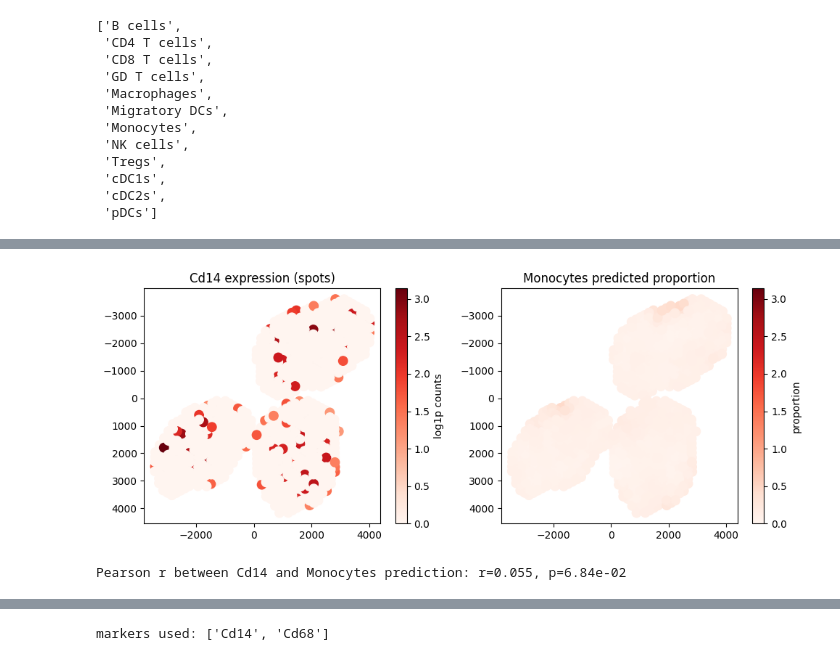
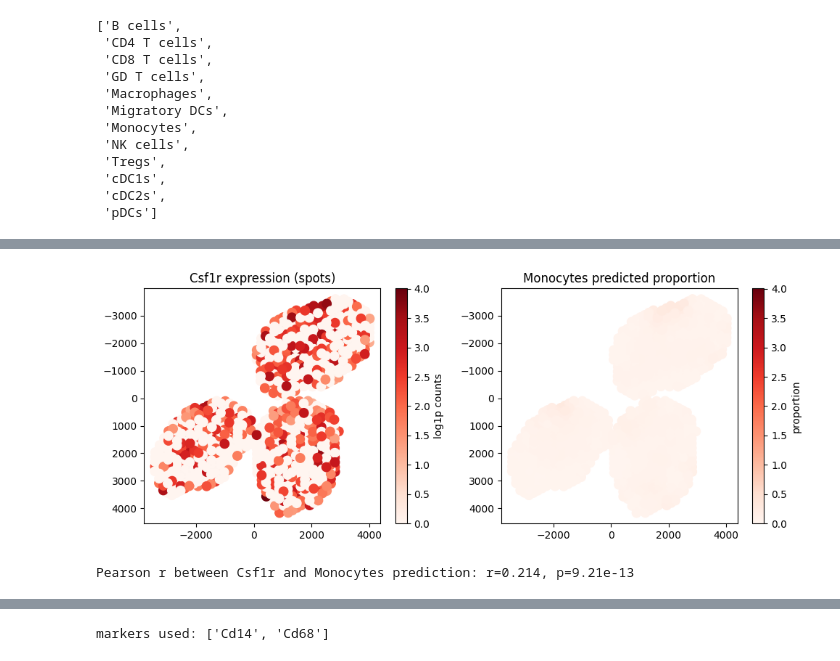
Before and after one commit to 11e11/myselftest, a Jupyter notebook: myval_claude.ipynb, the cells around one changed output, grey strips where cells are left out. Cells and saved outputs as stored; diff of their text form; code cells hidden in the pictures.

```diff
--- a/myval_claude.ipynb
+++ b/myval_claude.ipynb
@@ -293,7 +445,7 @@ gcn = ImprovedUncertaintyGCN(
     hidden_dim=128,
     n_types=n_types,
     type_uncertainty=type_unc,
-    dropout=0.2
+    dropout=0.2,
 ).to(device)
 
 # 4. 训练GCN
@@ -309,9 +461,7 @@ for epoch in range(epochs):
     gcn.train()
     optimizer.zero_grad()
     pred = gcn(X_st, edge_index)  # pred: [n_spots, n_types]
-    loss = improved_loss(pred[0], X_st, E, edge_index, type_unc)
-    if isinstance(loss, tuple):
-        loss = loss[0]
+    loss, recon_loss, smooth_loss, sparsity_loss, kl_loss = improved_loss(pred[0], X_st, E, edge_index, type_unc, alpha=1.0)
     loss.backward()
     # 检查梯度是否为 0（debug）
     total_grad = 0.0
@@ -332,8 +482,14 @@ for epoch in range(epochs):
             print(f"Early stopping at epoch {epoch+1}")
             break
 
-    if (epoch+1) % 10 == 0:
-        print(f"GCN Epoch {epoch+1}/{epochs}, loss={loss.item():.4f}, best_loss={best_loss:.4f}, total_grad={total_grad:.6f}")
+    if (epoch+1) % 100 == 0:
+        print(f"\n--- Epoch {epoch} 损失项分解 ---")
+        print(f"  重建损失 (原始值): {recon_loss.item():.6f}")
+        print(f"  平滑损失 (原始值):     {smooth_loss.item():.6f}")
+        print(f"  稀疏损失 (原始值):       {sparsity_loss.item():.6f}")
+        print(f"  KL损失 (原始值):       {kl_loss.item():.6f}")
+        print(f"  ------------------------------------")
+        print(f"  总损失 (加权后):            {loss.item():.6f}\n")
 
 # 训练结束后加载最佳模型
 gcn.load_state_dict(torch.load("best_gcn_model.pt"))
@@ -447,7 +718,7 @@ import seaborn as sns
 from scipy.stats import pearsonr
 
 # 你要看的基因名（注意大小写/命名，应与 ST.var_names 对应）
-gene = "Cd14"   # 或者用 hits 自动匹配到的名字
+gene = "Csf1r"   # 或者用 hits 自动匹配到的名字
 # monocyte 列在 pred 中的索引（或你写入 ST.obs 的列名）
 mono_idx = celltypes.index("Monocytes")  # 如果 celltypes 列表含 Monocytes
 mono_pred = pred[:, mono_idx]  # pred 是之前的 numpy 数组 [n_spots, n_types]
@@ -459,35 +730,35 @@ Xg = np.asarray(Xg).ravel()
 
 # 标准化/同一色标范围（可选）
 vmin = min(Xg.min(), mono_pred.min())
 vmax = max(Xg.max(), mono_pred.max())
 
 # 使用较小点大小绘图（s=30 或 80 视效果），不要乘以 median_nn 的大系数
 spot_s = 80
 
 coords = ST.obsm.get("spatial")
 
 plt.figure(figsize=(10,4))
 plt.subplot(1,2,1)
 plt.scatter(coords[:,1], coords[:,0], c=Xg, s=spot_s, cmap="Reds", vmin=vmin, vmax=vmax)
 plt.gca().invert_yaxis()
 plt.title(f"{gene} expression (spots)")
 plt.colorbar(label="log1p counts")
 
 plt.subplot(1,2,2)
 plt.scatter(coords[:,1], coords[:,0], c=mono_pred, s=spot_s, cmap="Reds", vmin=vmin, vmax=vmax)
 plt.gca().invert_yaxis()
 plt.title("Monocytes predicted proportion")
 plt.colorbar(label="proportion")
 
 plt.tight_layout()
 plt.show()
 
 # 计算相关性
 r, p = pearsonr(Xg, mono_pred)
 print(f"Pearson r between {gene} and Monocytes prediction: r={r:.3f}, p={p:.2e}")
 # %% [output]
-[figure, old version]
+[figure, new version]
-Pearson r between Cd14 and Monocytes prediction: r=0.055, p=6.84e-02
+Pearson r between Csf1r and Monocytes prediction: r=0.214, p=9.21e-13
 # %%
 # python
 # 使用之前的 scRNA（已对齐基因名）
```
Also changed, not shown: parts of 18 cells of this notebook, 3 other files.
